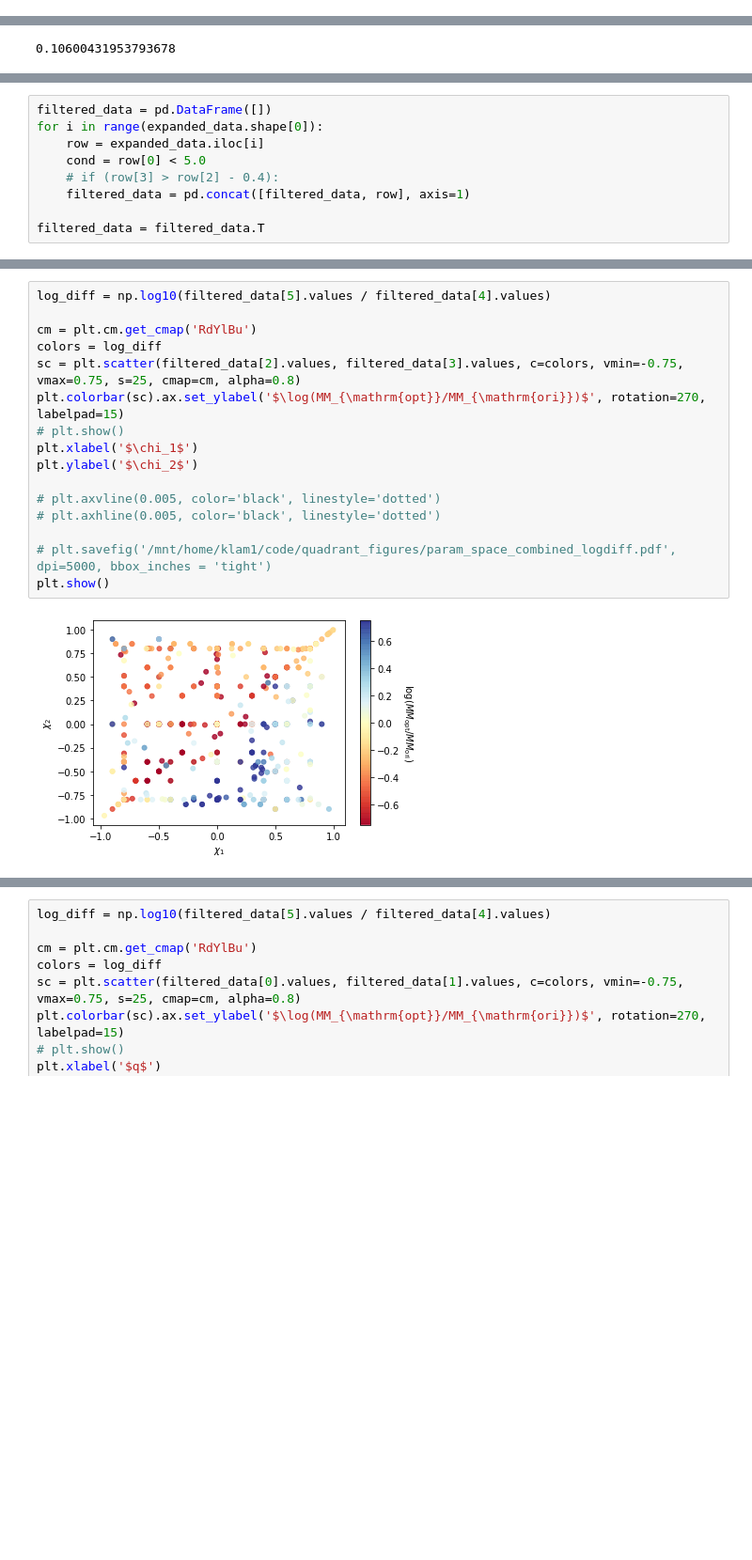
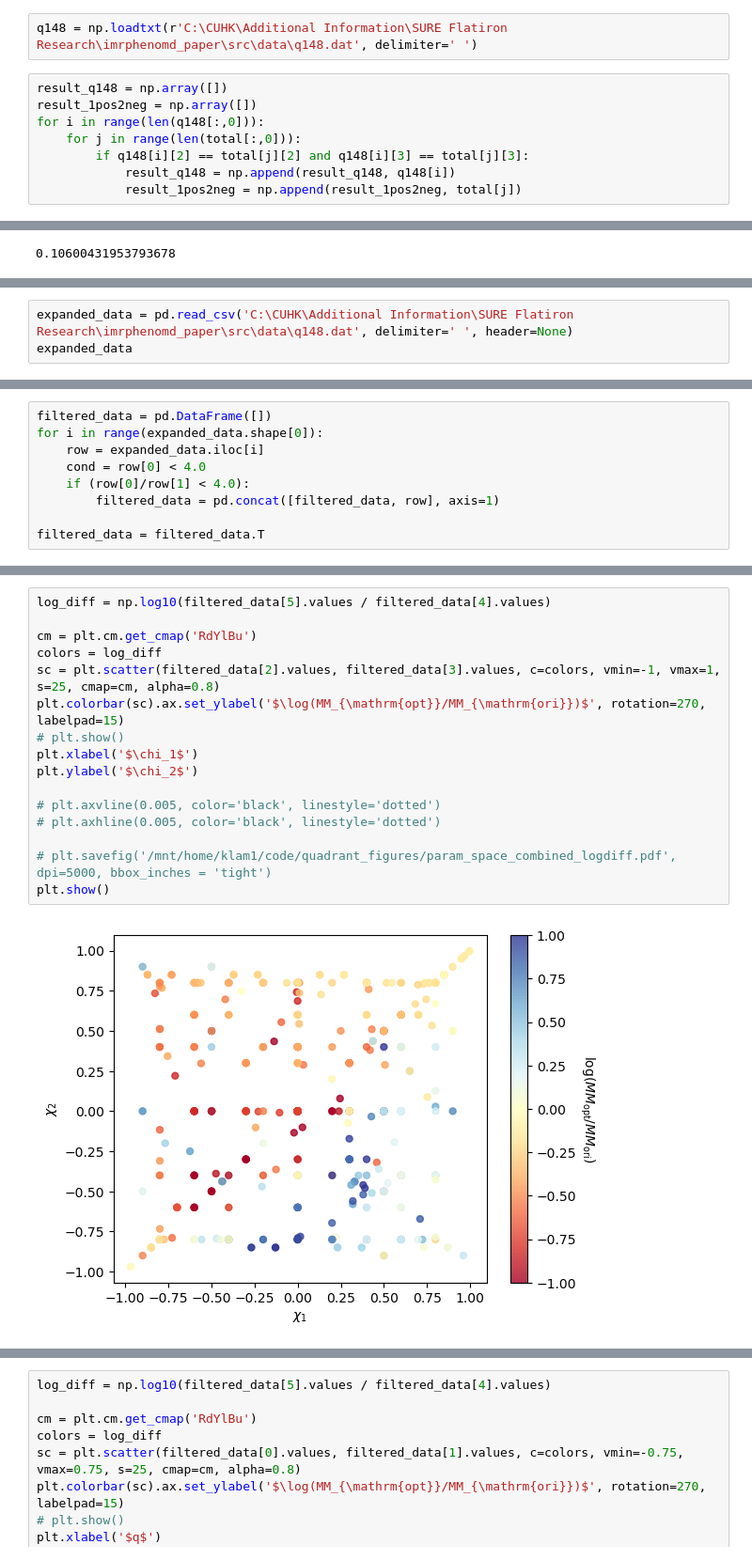
Before and after one commit to kelvin33550336/IMRPhenomD, a Jupyter notebook: plot.ipynb, the cells around one changed output, grey strips where cells are left out. Shown at 94% size. Drawn from its saved outputs; the diff is of its cells as text; blank space fills up the shorter version.

```diff
--- a/plot.ipynb
+++ b/plot.ipynb
@@ -125,0 +128,10 @@ for catalog_number in name:
+# %%
+q148 = np.loadtxt(r'C:\CUHK\Additional Information\SURE Flatiron Research\imrphenomd_paper\src\data\q148.dat', delimiter=' ')
+# %%
+result_q148 = np.array([])
+result_1pos2neg = np.array([])
+for i in range(len(q148[:,0])):
+    for j in range(len(total[:,0])):
+        if q148[i][2] == total[j][2] and q148[i][3] == total[j][3]:
+            result_q148 = np.append(result_q148, q148[i])
+            result_1pos2neg = np.append(result_1pos2neg, total[j])
@@ -297,0 +336,3 @@ display(expanded_data)
+# %%
+expanded_data = pd.read_csv('C:\CUHK\Additional Information\SURE Flatiron Research\imrphenomd_paper\src\data\q148.dat', delimiter=' ', header=None)
+expanded_data
@@ -299,9 +354,9 @@ display(expanded_data)
 filtered_data = pd.DataFrame([])
 for i in range(expanded_data.shape[0]):
     row = expanded_data.iloc[i]
-    cond = row[0] < 5.0
-    # if (row[3] > row[2] - 0.4):
-    filtered_data = pd.concat([filtered_data, row], axis=1)
+    cond = row[0] < 4.0
+    if (row[0]/row[1] < 4.0):
+        filtered_data = pd.concat([filtered_data, row], axis=1)
 
 filtered_data = filtered_data.T
 # %%
@@ -323,18 +386,18 @@ filtered_data
 # %%
 log_diff = np.log10(filtered_data[5].values / filtered_data[4].values)
 
 cm = plt.cm.get_cmap('RdYlBu')
 colors = log_diff
-sc = plt.scatter(filtered_data[2].values, filtered_data[3].values, c=colors, vmin=-0.75, vmax=0.75, s=25, cmap=cm, alpha=0.8)
+sc = plt.scatter(filtered_data[2].values, filtered_data[3].values, c=colors, vmin=-1, vmax=1, s=25, cmap=cm, alpha=0.8)
 plt.colorbar(sc).ax.set_ylabel('$\log(MM_{\mathrm{opt}}/MM_{\mathrm{ori}})$', rotation=270, labelpad=15)
 # plt.show()
 plt.xlabel('$\chi_1$')
 plt.ylabel('$\chi_2$')
 
 # plt.axvline(0.005, color='black', linestyle='dotted')
 # plt.axhline(0.005, color='black', linestyle='dotted')
 
 # plt.savefig('/mnt/home/klam1/code/quadrant_figures/param_space_combined_logdiff.pdf', dpi=5000, bbox_inches = 'tight')
 plt.show()
 # %% [output]
-[figure, old version]
+[figure, new version]
```
Also changed, not shown: parts of 25 cells of this notebook, 36 other files.
